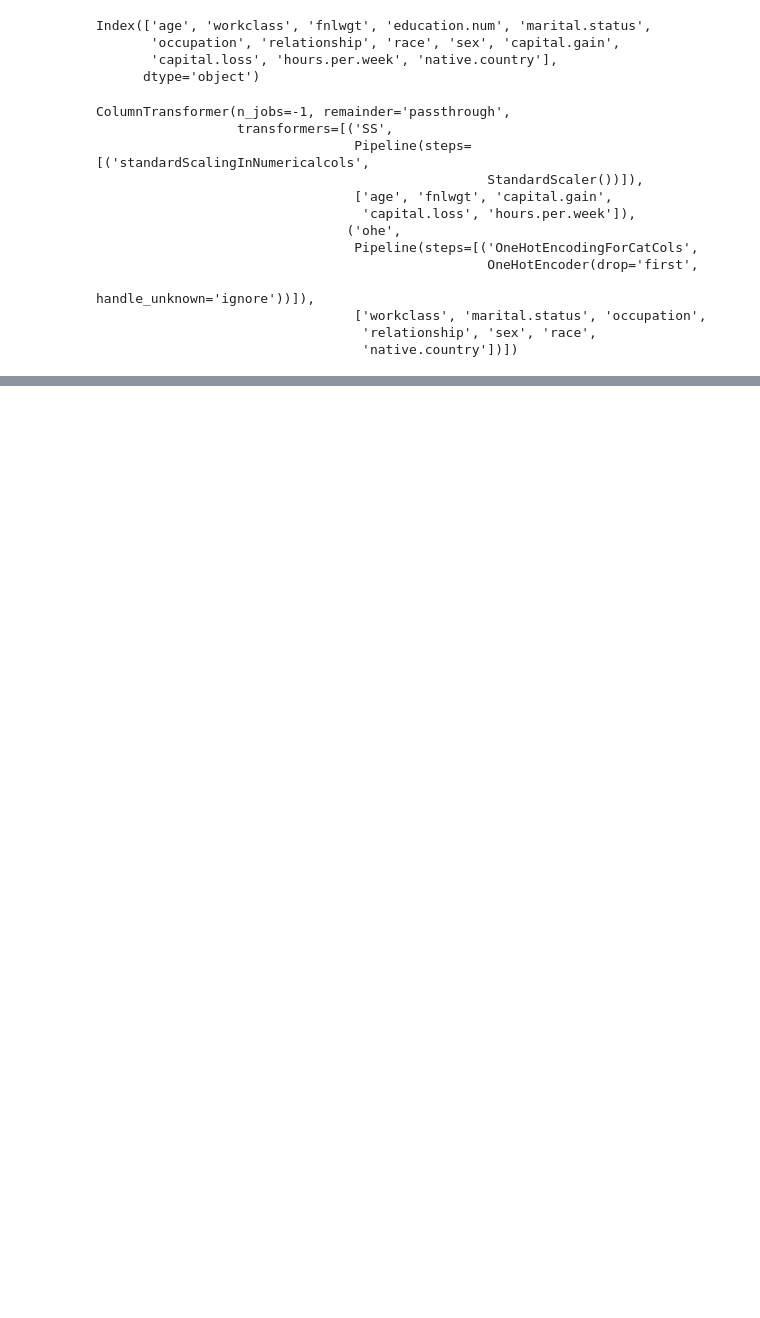
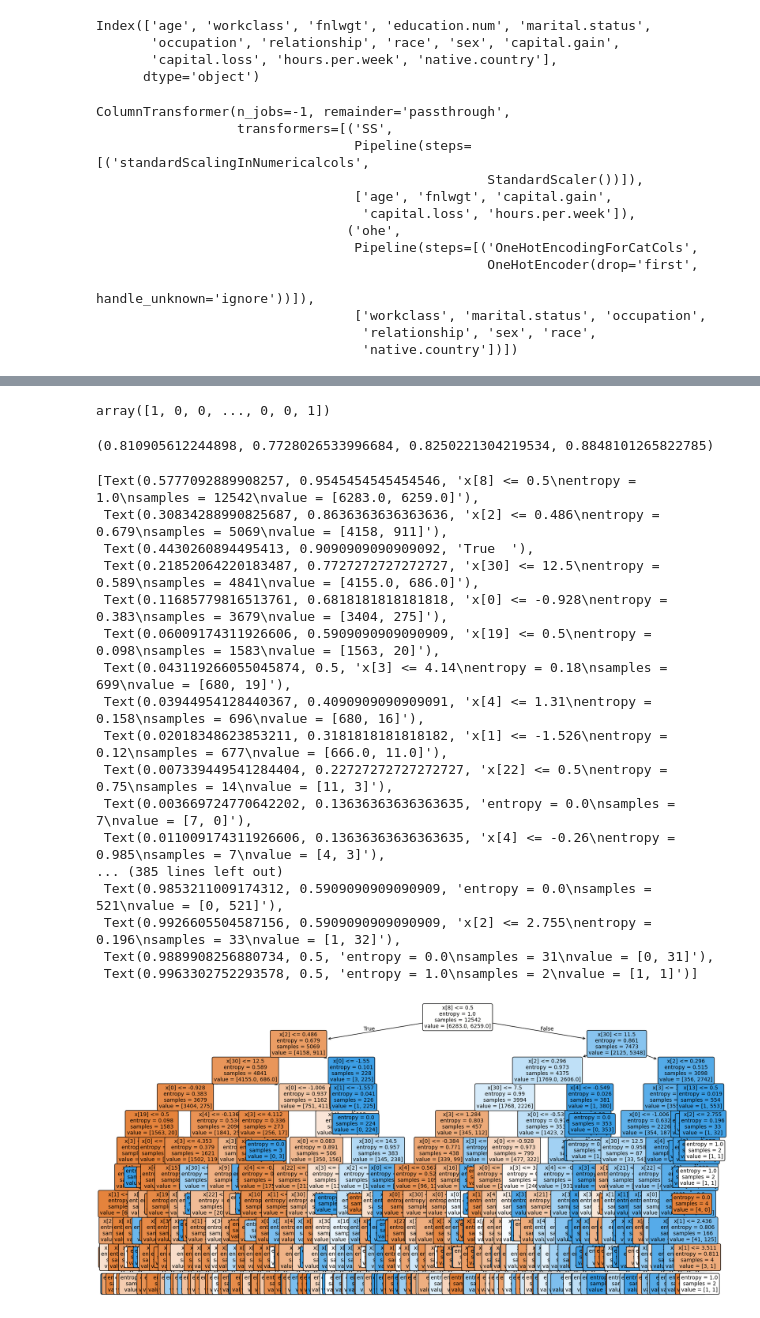
Before and after one commit to hahahang0/Machine-Learning, a Jupyter notebook: SomeImportantConcepts/Ensemble learning/classification/adultIncomeDataset/practical(BaggingClassifier).ipynb, the cells around one changed output, grey strips where cells are left out. Saved outputs shown, nothing was run; the diff lists cells and outputs as text; code cells hidden in the pictures; blank space fills up the shorter version.

Commit message:
2025-06-18 dtc, and baggingClassifierusingdtc completed

```diff
--- a/SomeImportantConcepts/Ensemble learning/classification/adultIncomeDataset/practical(BaggingClassifier).ipynb
+++ b/SomeImportantConcepts/Ensemble learning/classification/adultIncomeDataset/practical(BaggingClassifier).ipynb
@@ -335,0 +402,2 @@ ColumnTransformer(n_jobs=-1, remainder='passthrough',
+# %%
+dtc_model = DecisionTreeClassifier(criterion="entropy",max_depth=10,max_features=None,min_samples_leaf=2,min_samples_split=2)
@@ -335,0 +436,35 @@ ColumnTransformer(n_jobs=-1, remainder='passthrough',
+# %%
+y_test
+# %% [output]
+array([1, 0, 0, ..., 0, 0, 1])
+# %%
+accuracy_score(dtc_model_pred,y_test),recall_score(dtc_model_pred,y_test),f1_score(dtc_model_pred,y_test),precision_score(dtc_model_pred,y_test)
+# %% [output]
+(0.810905612244898, 0.7728026533996684, 0.8250221304219534, 0.8848101265822785)
+# %%
+plt.figure(figsize=(20, 10))
+plot_tree(
+    dtc_model,
+    filled=True,
+    rounded=True,
+    fontsize=10
+)
+# %% [output]
+[Text(0.5777092889908257, 0.9545454545454546, 'x[8] <= 0.5\nentropy = 1.0\nsamples = 12542\nvalue = [6283.0, 6259.0]'),
+ Text(0.30834288990825687, 0.8636363636363636, 'x[2] <= 0.486\nentropy = 0.679\nsamples = 5069\nvalue = [4158, 911]'),
+ Text(0.4430260894495413, 0.9090909090909092, 'True  '),
+ Text(0.21852064220183487, 0.7727272727272727, 'x[30] <= 12.5\nentropy = 0.589\nsamples = 4841\nvalue = [4155.0, 686.0]'),
+ Text(0.11685779816513761, 0.6818181818181818, 'x[0] <= -0.928\nentropy = 0.383\nsamples = 3679\nvalue = [3404, 275]'),
+ Text(0.06009174311926606, 0.5909090909090909, 'x[19] <= 0.5\nentropy = 0.098\nsamples = 1583\nvalue = [1563, 20]'),
+ Text(0.043119266055045874, 0.5, 'x[3] <= 4.14\nentropy = 0.18\nsamples = 699\nvalue = [680, 19]'),
+ Text(0.03944954128440367, 0.4090909090909091, 'x[4] <= 1.31\nentropy = 0.158\nsamples = 696\nvalue = [680, 16]'),
+ Text(0.02018348623853211, 0.3181818181818182, 'x[1] <= -1.526\nentropy = 0.12\nsamples = 677\nvalue = [666.0, 11.0]'),
+ Text(0.007339449541284404, 0.22727272727272727, 'x[22] <= 0.5\nentropy = 0.75\nsamples = 14\nvalue = [11, 3]'),
+ Text(0.003669724770642202, 0.13636363636363635, 'entropy = 0.0\nsamples = 7\nvalue = [7, 0]'),
+ Text(0.011009174311926606, 0.13636363636363635, 'x[4] <= -0.26\nentropy = 0.985\nsamples = 7\nvalue = [4, 3]'),
+... (385 lines left out)
+ Text(0.9853211009174312, 0.5909090909090909, 'entropy = 0.0\nsamples = 521\nvalue = [0, 521]'),
+ Text(0.9926605504587156, 0.5909090909090909, 'x[2] <= 2.755\nentropy = 0.196\nsamples = 33\nvalue = [1, 32]'),
+ Text(0.9889908256880734, 0.5, 'entropy = 0.0\nsamples = 31\nvalue = [0, 31]'),
+ Text(0.9963302752293578, 0.5, 'entropy = 1.0\nsamples = 2\nvalue = [1, 1]')]
+[figure, added]
```
Also changed, not shown: parts of 33 cells of this notebook.
